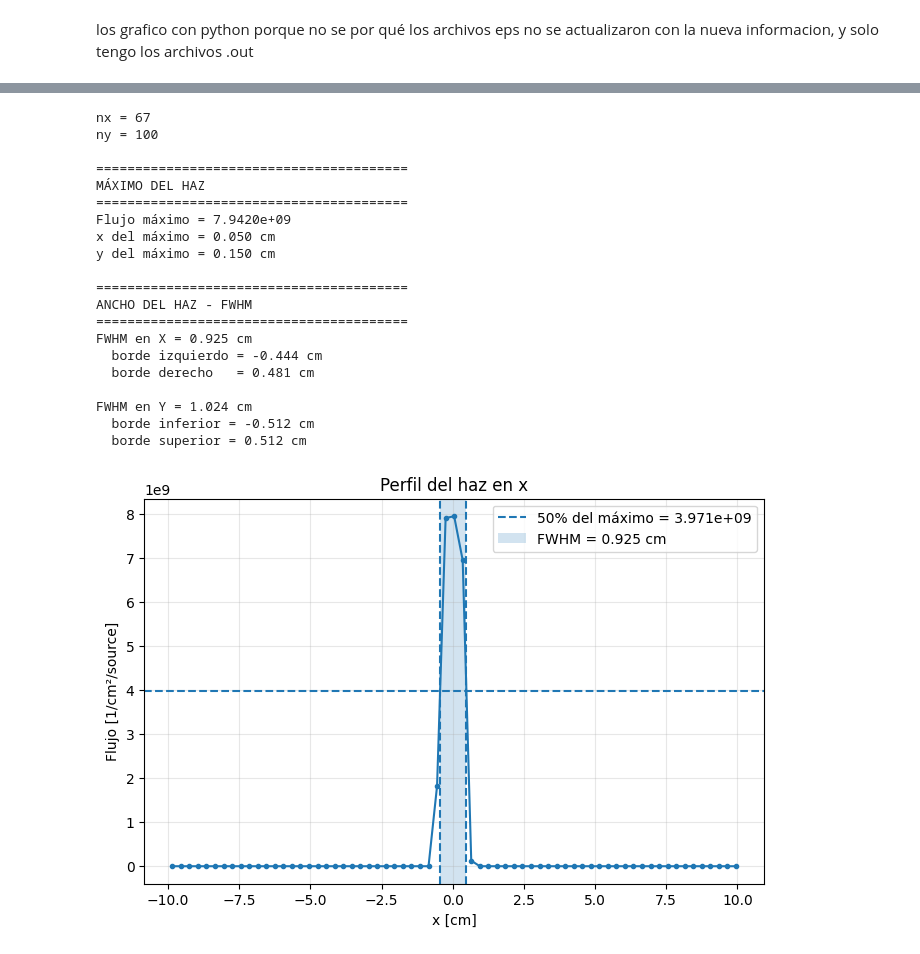
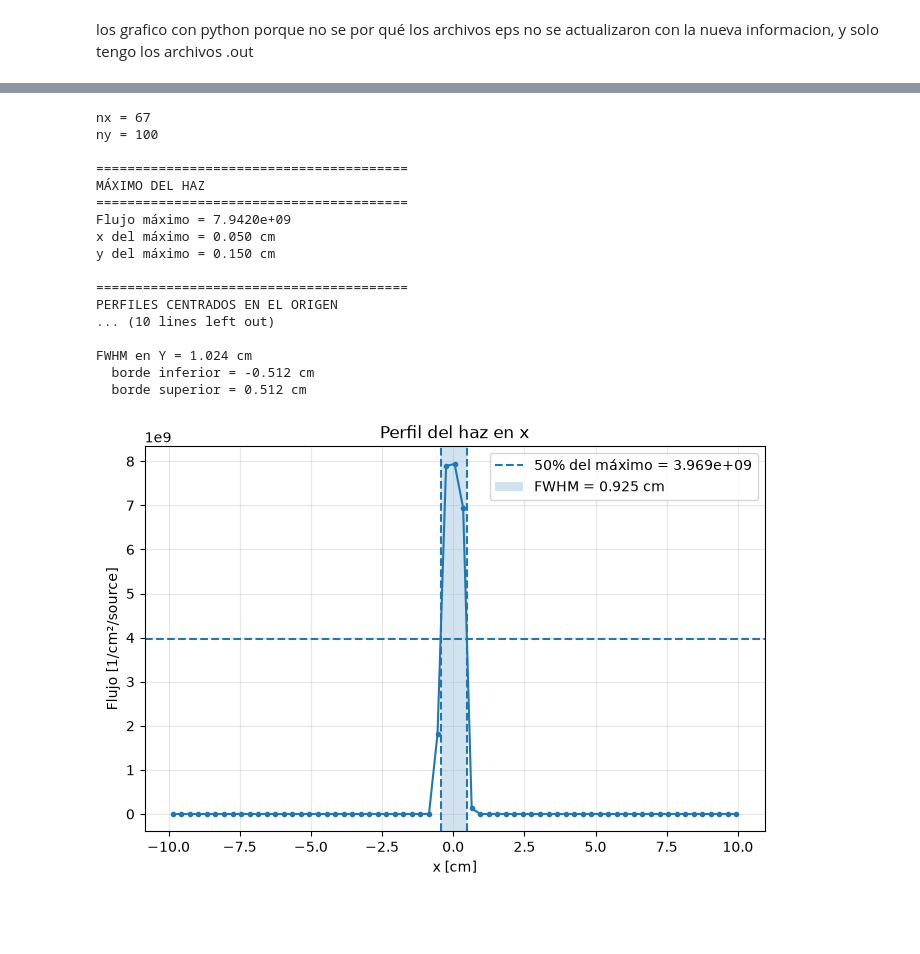
Before and after one commit to arirodriguez001/Laboratory-VII, a Jupyter notebook: ridge_filter/analisis/tracks.ipynb, the cells around one changed output, grey strips where cells are left out. Saved outputs shown, nothing was run; the diff lists cells and outputs as text; code cells hidden in the pictures; blank space fills up the shorter version.

Commit message:
subo perfiles gaussianos corregidos - centrados a cero

```diff
--- a/ridge_filter/analisis/tracks.ipynb
+++ b/ridge_filter/analisis/tracks.ipynb
@@ -799,18 +799,22 @@ print(f"y del máximo = {y0:.3f} cm")
 
 
 # ============================================================
-# 6. PERFILES QUE PASAN POR EL MÁXIMO
+# 6. PERFILES QUE PASAN POR EL ORIGEN (0,0)
 # ============================================================
 
-# Perfil horizontal:
-# flujo en función de x, tomando la fila donde está el máximo
+ix_centro = np.argmin(np.abs(x))
+iy_centro = np.argmin(np.abs(y))
 
-perfil_x = flujo[iy_max, :]
+perfil_x = flujo[iy_centro, :]
+perfil_y = flujo[:, ix_centro]
 
-# Perfil vertical:
-# flujo en función de y, tomando la columna donde está el máximo
+print()
+print("========================================")
+print("PERFILES CENTRADOS EN EL ORIGEN")
+print("========================================")
+print(f"Perfil X tomado en y = {y[iy_centro]:.3f} cm")
+print(f"Perfil Y tomado en x = {x[ix_centro]:.3f} cm")
 
-perfil_y = flujo[:, ix_max]
 
 
 # ============================================================
@@ -964,36 +968,33 @@ plt.axvline(y_der, linestyle="--")
 plt.axvspan(
     y_izq,
     y_der,
     alpha=0.2,
     label=f"FWHM = {fwhm_y:.3f} cm"
 )
 plt.xlabel("y [cm]")
 plt.ylabel("Flujo [1/cm²/source]")
 plt.title("Perfil del haz en y")
 plt.xlim(-10, 10)
 plt.legend()
 plt.grid(alpha=0.3)
 
 plt.show()
 # %% [output]
 nx = 67
 ny = 100
 
 ========================================
 MÁXIMO DEL HAZ
 ========================================
 Flujo máximo = 7.9420e+09
 x del máximo = 0.050 cm
 y del máximo = 0.150 cm
 
 ========================================
-ANCHO DEL HAZ - FWHM
-========================================
-FWHM en X = 0.925 cm
-  borde izquierdo = -0.444 cm
-  borde derecho   = 0.481 cm
+PERFILES CENTRADOS EN EL ORIGEN
+... (10 lines left out)
 
 FWHM en Y = 1.024 cm
   borde inferior = -0.512 cm
   borde superior = 0.512 cm
-[figure, old version]
+[figure, new version]
```
Also changed, not shown: parts of 2 cells of this notebook, 3 other files.
